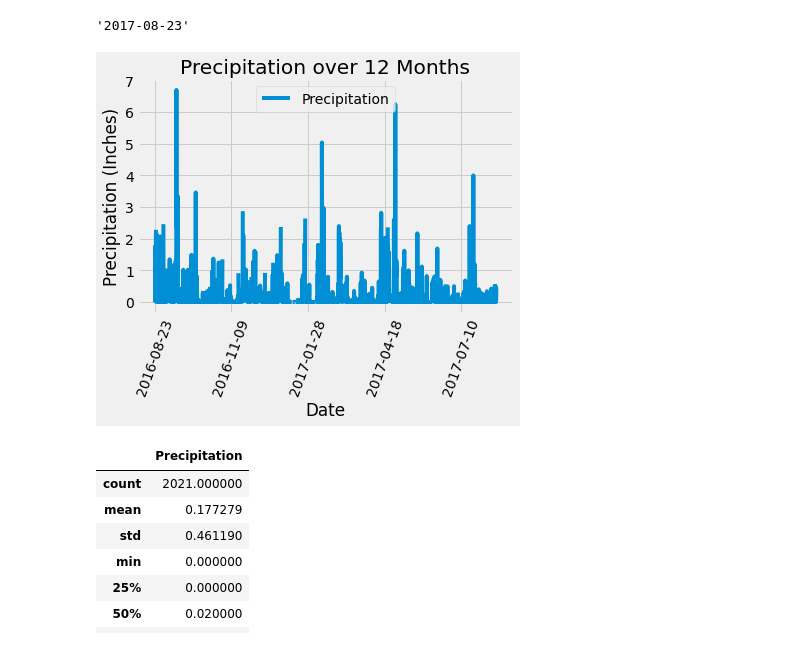
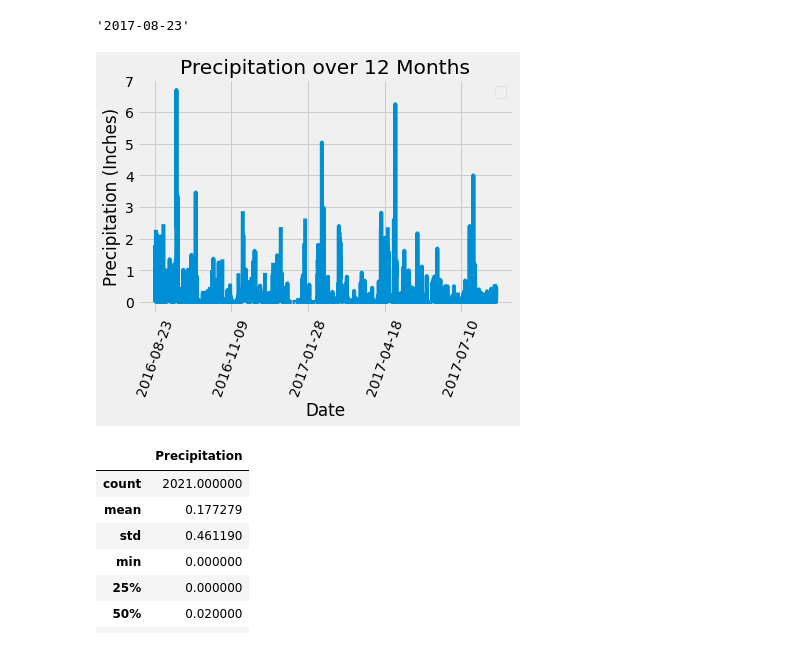
Before and after one commit to Lehmanc92/SQLAlchemy-Chellenge, a Jupyter notebook: climate_starter.ipynb, the cells around one changed output. Drawn from its saved outputs; the diff is of its cells as text; code cells hidden in the pictures.

```diff
--- a/climate_starter.ipynb
+++ b/climate_starter.ipynb
@@ -52,34 +52,36 @@ from sqlalchemy import and_
 # Starting from the most recent data point in the database.
 
 # Calculate the date one year from the last date in data set.
 
 end_date = dt.date(2017, 8, 23)
 start_date = end_date - dt.timedelta(days = 365)
 
 
 
 # Perform a query to retrieve the data and precipitation scores
 
 # precipitation = session.query(Measurement.date, Measurement.prcp).filter(and_(Measurement.date >= start_date, Measurement.date <= end_date))
 precipitation = session.query(Measurement.date, Measurement.prcp).filter(Measurement.date >= start_date).all()
 
 # Save the query results as a Pandas DataFrame and set the index to the date column
 
 prec_df = pd.DataFrame(precipitation, columns = ['Date', 'Precipitation']).set_index('Date')
 
 # Sort the dataframe by date
 prec_df = prec_df.sort_values('Date')
 
 # Use Pandas Plotting with Matplotlib to plot the data
 
 prec_df.plot()
 
 plt.ylabel('Precipitation (Inches)')
 plt.xticks(rotation = 70)
 plt.title('Precipitation over 12 Months')
+plt.legend("")
+
 plt.show()
 # %% [output]
-[figure, old version]
+[figure, new version]
 # %%
 # Use Pandas to calculate the summary statistics for the precipitation data
 summary_stats = prec_df.describe()
```
Also changed, not shown: parts of 2 cells of this notebook.
